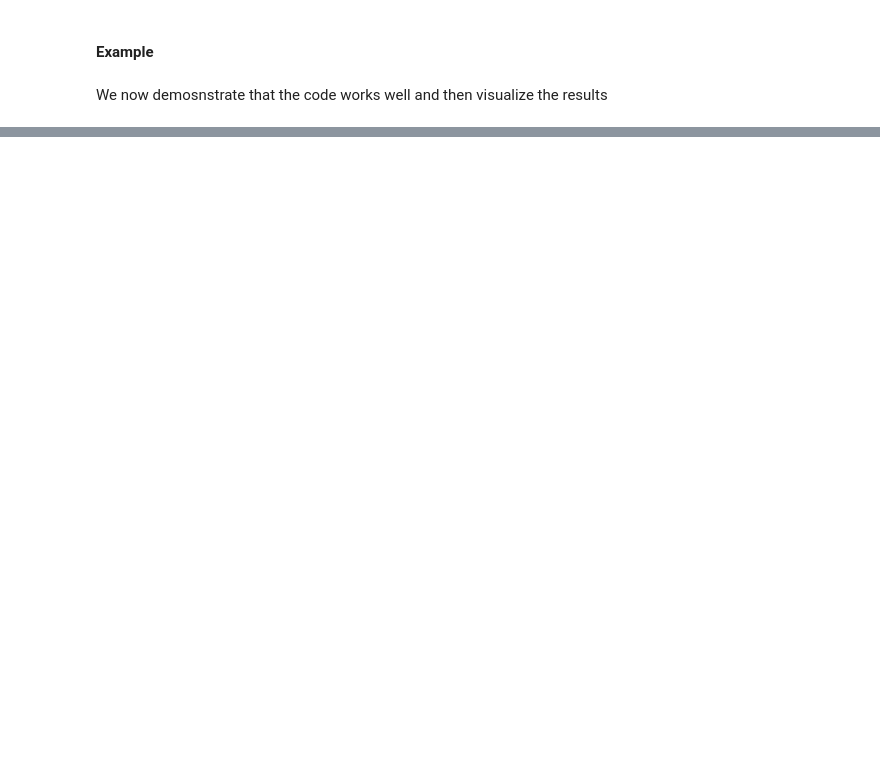
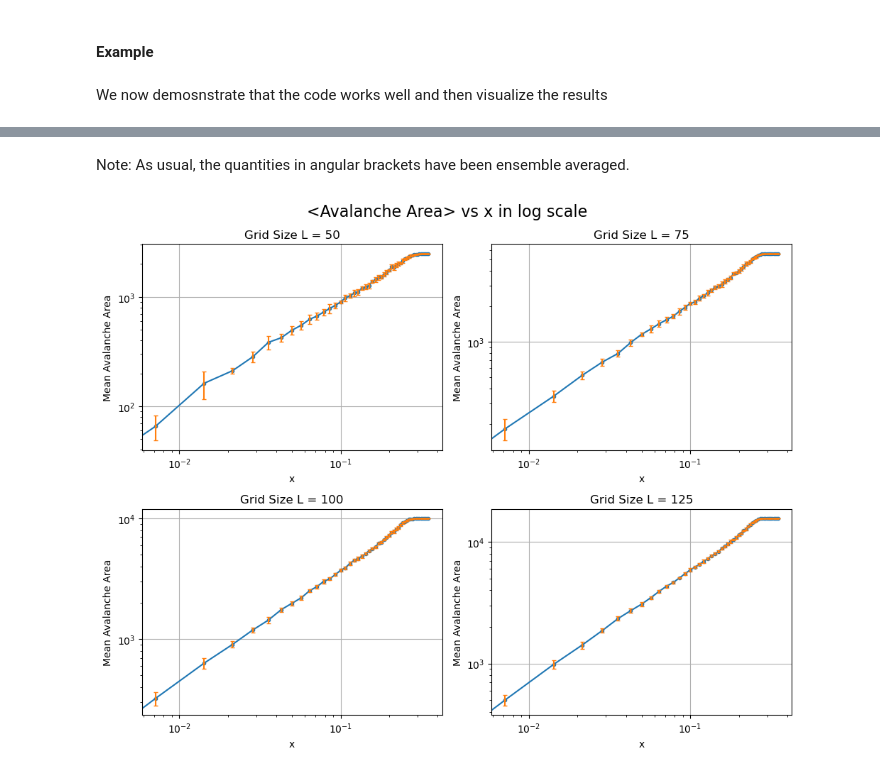
Before and after one commit to Argemenon/Modelling_Complex_Systems, a Jupyter notebook: term1.ipynb, the cells around one changed output, grey strips where cells are left out. Drawn from its saved outputs; the diff is of its cells as text; code cells hidden in the pictures; blank space fills up the shorter version.

```diff
--- a/term1.ipynb
+++ b/term1.ipynb
@@ -219,0 +228,21 @@ np.savetxt(
+# %% [markdown]
+Note: As usual, the quantities in angular brackets have been ensemble averaged.
+# %%
+fig, axes = plt.subplots(2, 2, figsize=(10, 8))
+axes = axes.flatten()
+
+for idx, L in enumerate(grids):
+    axes[idx].plot(xs, mean_area_grids[L], marker='o', markersize = 3)
+    axes[idx].set_title(f"Grid Size L = {L}")
+    axes[idx].set_xlabel("x")
+    axes[idx].set_ylabel("Mean Avalanche Area")
+    axes[idx].grid(True)
+    axes[idx].errorbar(xs, mean_area_grids[L], yerr=std_area_grids[L], fmt='o', markersize=1, capsize=2)
+    axes[idx].set_xscale('log')
+    axes[idx].set_yscale('log')
+
+fig.suptitle("<Avalanche Area> vs x in log scale", fontsize=16)
+plt.tight_layout()
+plt.show()
+# %% [output]
+[figure, added]
```
Also changed, not shown: parts of 50 cells of this notebook, 1 other file.
